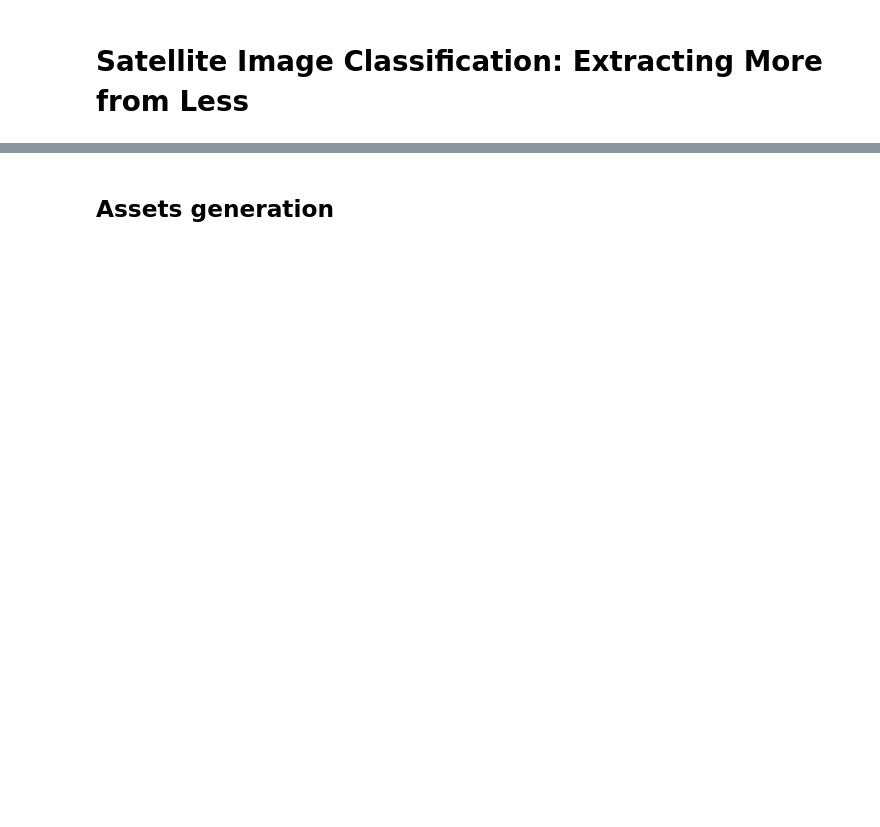
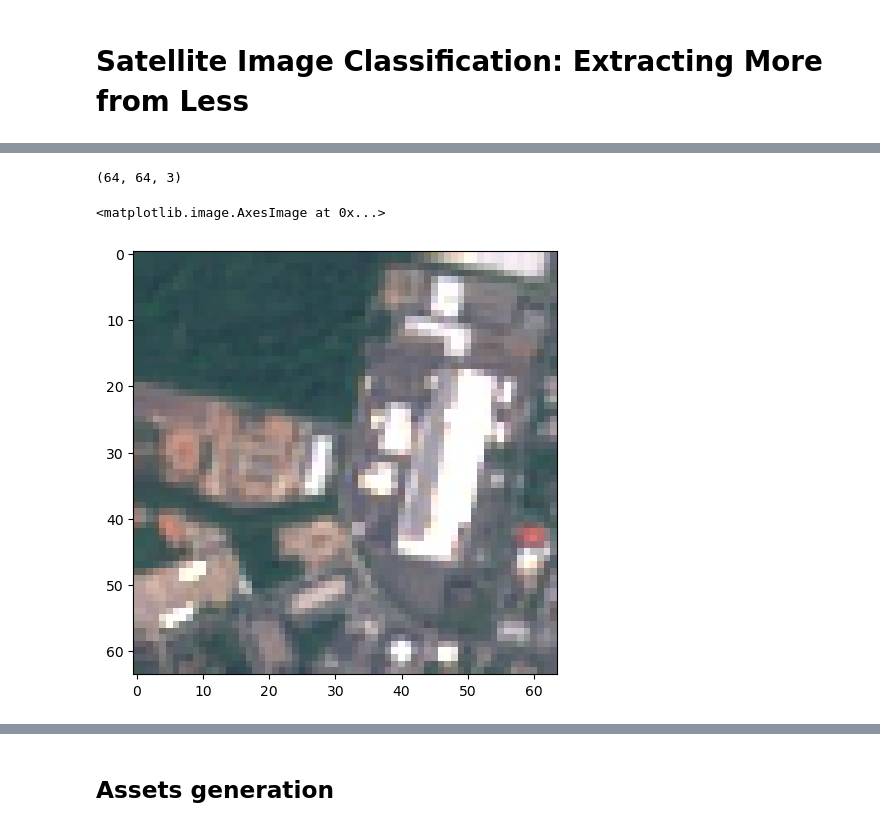
Before and after one commit to josep-audenis/eurosat-extracting-more-from-less, a Jupyter notebook: low_quality_image_classification.ipynb, the cells around one changed output, grey strips where cells are left out. Cells and saved outputs as stored; diff of their text form; code cells hidden in the pictures; blank space fills up the shorter version.

```diff
--- a/low_quality_image_classification.ipynb
+++ b/low_quality_image_classification.ipynb
@@ -16,0 +22,8 @@ labels = os.listdir(base_path)
+# %%
+im = imread(base_path + "Industrial/Industrial_1.jpg")
+print(im.shape)
+imshow(im)
+# %% [output]
+(64, 64, 3)
+<matplotlib.image.AxesImage at 0x...>
+[figure, added]
```
Also changed, not shown: parts of 20 cells of this notebook, 2 other files.
